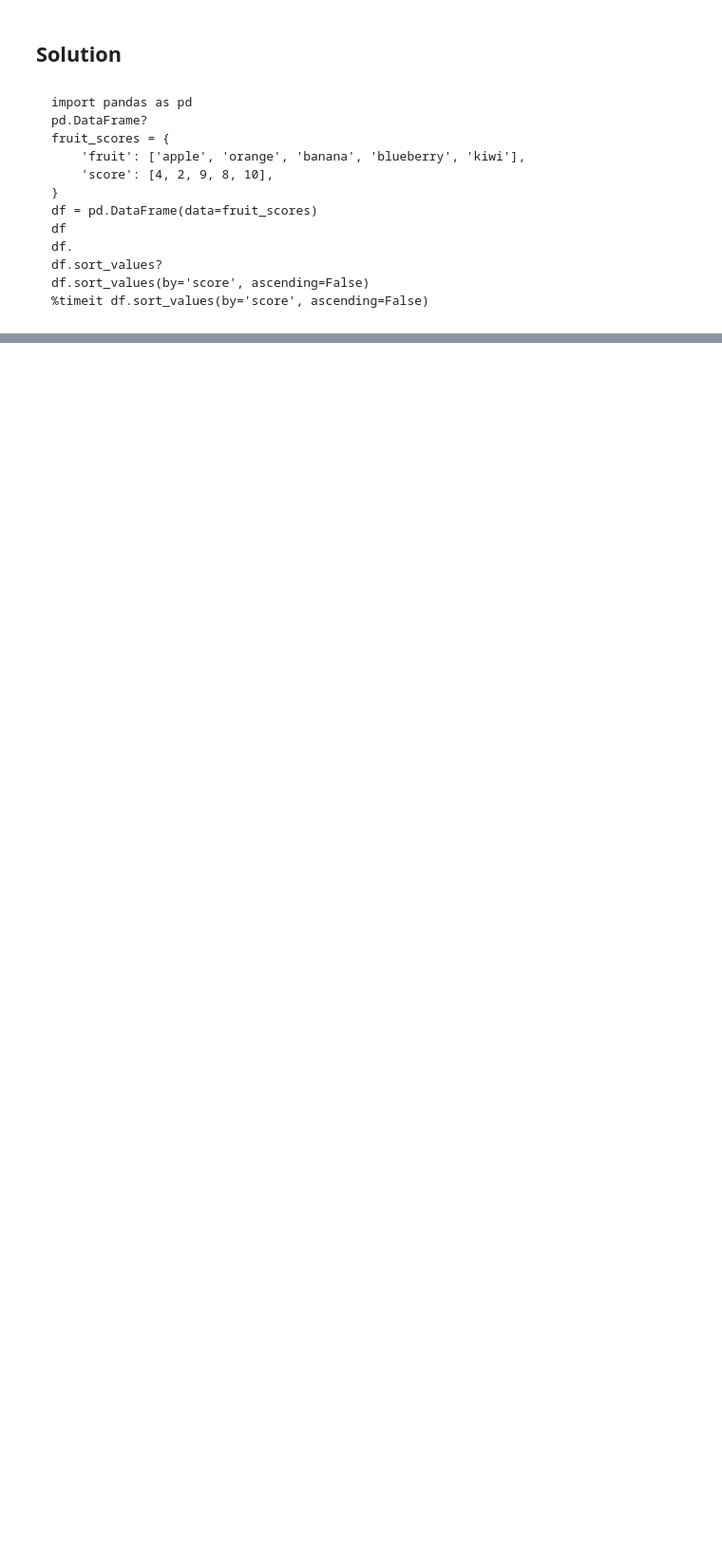
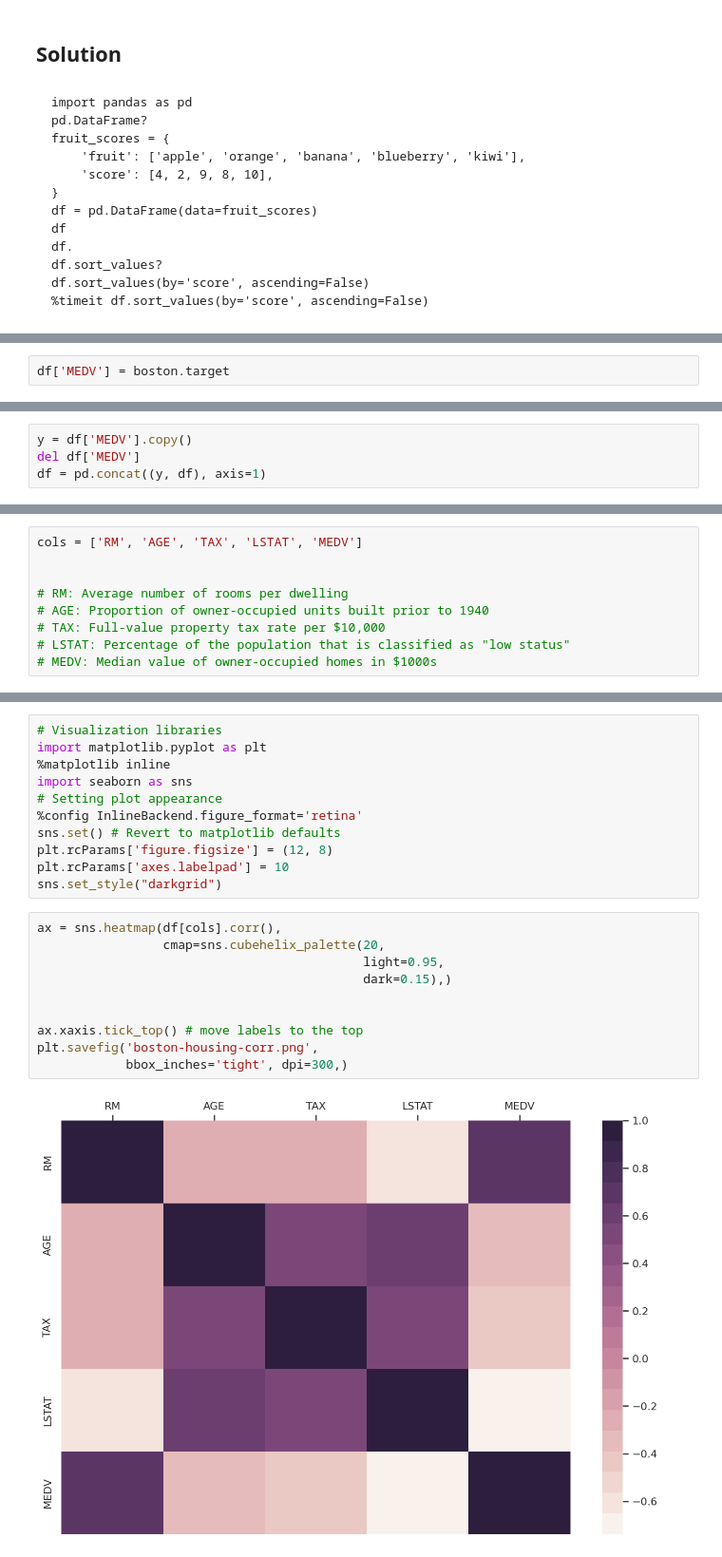
Before and after one commit to oucemabennasr/Data_science_workshop, a Jupyter notebook: Introduction_to_Jupyter_Notebooks.ipynb, the cells around one changed output, grey strips where cells are left out. Shown at 95% size. Saved outputs shown, nothing was run; the diff lists cells and outputs as text; blank space fills up the shorter version.

```diff
--- a/Introduction_to_Jupyter_Notebooks.ipynb
+++ b/Introduction_to_Jupyter_Notebooks.ipynb
@@ -163,0 +348,2 @@ df.sort_values(by='score', ascending=False)
+# %%
+df['MEDV'] = boston.target
@@ -163,0 +361,4 @@ df.sort_values(by='score', ascending=False)
+# %%
+y = df['MEDV'].copy()
+del df['MEDV']
+df = pd.concat((y, df), axis=1)
@@ -163,0 +460,9 @@ df.sort_values(by='score', ascending=False)
+# %%
+cols = ['RM', 'AGE', 'TAX', 'LSTAT', 'MEDV']
+
+
+# RM: Average number of rooms per dwelling
+# AGE: Proportion of owner-occupied units built prior to 1940
+# TAX: Full-value property tax rate per $10,000
+# LSTAT: Percentage of the population that is classified as "low status"
+# MEDV: Median value of owner-occupied homes in $1000s
@@ -163,0 +502,23 @@ df.sort_values(by='score', ascending=False)
+# %%
+# Visualization libraries
+import matplotlib.pyplot as plt
+%matplotlib inline
+import seaborn as sns
+# Setting plot appearance
+%config InlineBackend.figure_format='retina'
+sns.set() # Revert to matplotlib defaults
+plt.rcParams['figure.figsize'] = (12, 8)
+plt.rcParams['axes.labelpad'] = 10
+sns.set_style("darkgrid")
+# %%
+ax = sns.heatmap(df[cols].corr(),
+                 cmap=sns.cubehelix_palette(20,
+                                            light=0.95,
+                                            dark=0.15),)
+
+
+ax.xaxis.tick_top() # move labels to the top
+plt.savefig('boston-housing-corr.png',
+            bbox_inches='tight', dpi=300,)
+# %% [output]
+[figure, added]
```
Also changed, not shown: parts of 62 cells of this notebook.
